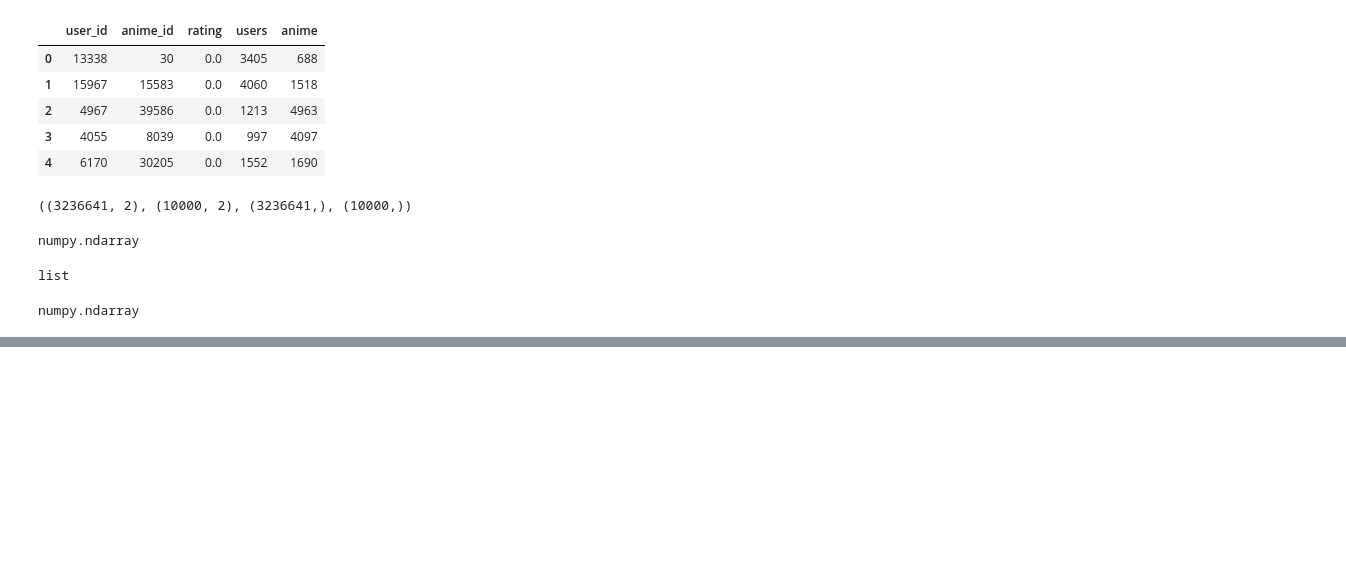
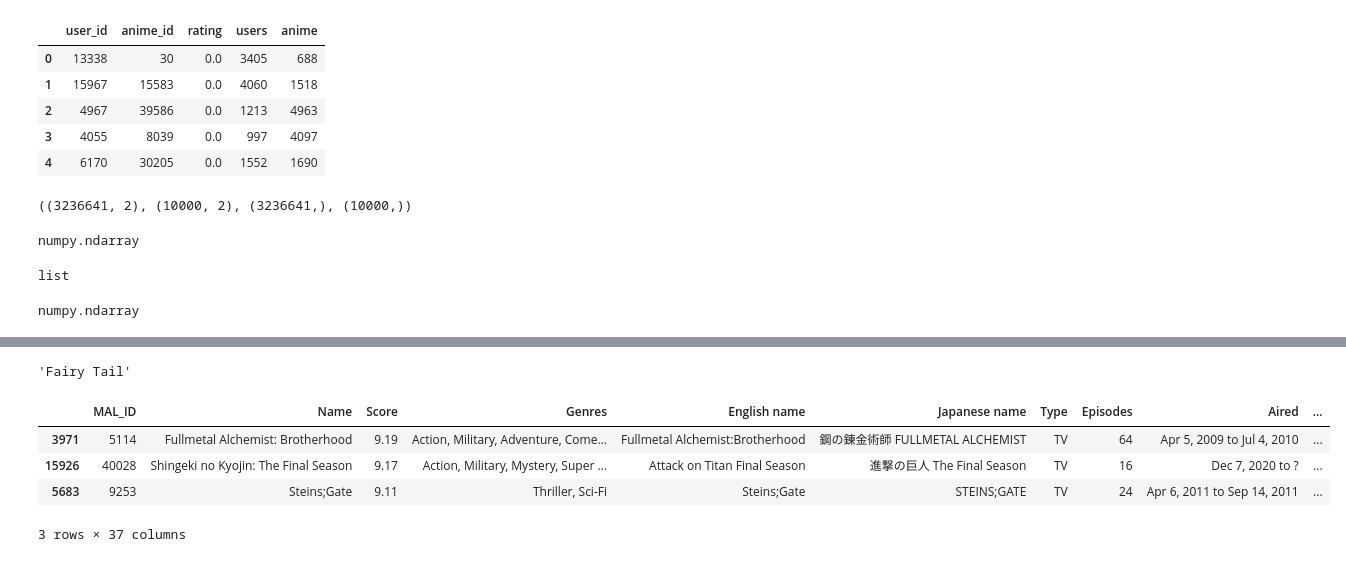
Before and after one commit to HareeshDaxton/Hybrid_Anime_Recommender_System, a Jupyter notebook: notebook/anime.ipynb, the cells around one changed output, grey strips where cells are left out. Drawn from its saved outputs; the diff is of its cells as text; code cells hidden in the pictures; blank space fills up the shorter version.

```diff
--- a/notebook/anime.ipynb
+++ b/notebook/anime.ipynb
@@ -310,0 +383,4 @@ KeyboardInterrupt:
+# %%
+getAnime(6702)
+# %% [output]
+'Fairy Tail'
@@ -310,0 +389,8 @@ KeyboardInterrupt:
+# %%
+df.head(3)
+# %% [output]
+|  | MAL_ID | Name | Score | Genres | English name | Japanese name | Type | Episodes | Aired | ... |
+| 3971 | 5114 | Fullmetal Alchemist: Brotherhood | 9.19 | Action, Military, Adventure, Come... | Fullmetal Alchemist:Brotherhood | 鋼の錬金術師 FULLMETAL ALCHEMIST | TV | 64 | Apr 5, 2009 to Jul 4, 2010 | ... |
+| 15926 | 40028 | Shingeki no Kyojin: The Final Season | 9.17 | Action, Military, Mystery, Super ... | Attack on Titan Final Season | 進撃の巨人 The Final Season | TV | 16 | Dec 7, 2020 to ? | ... |
+| 5683 | 9253 | Steins;Gate | 9.11 | Thriller, Sci-Fi | Steins;Gate | STEINS;GATE | TV | 24 | Apr 6, 2011 to Sep 14, 2011 | ... |
+3 rows × 37 columns
```
Also changed, not shown: parts of 29 cells of this notebook, 2 other files.
